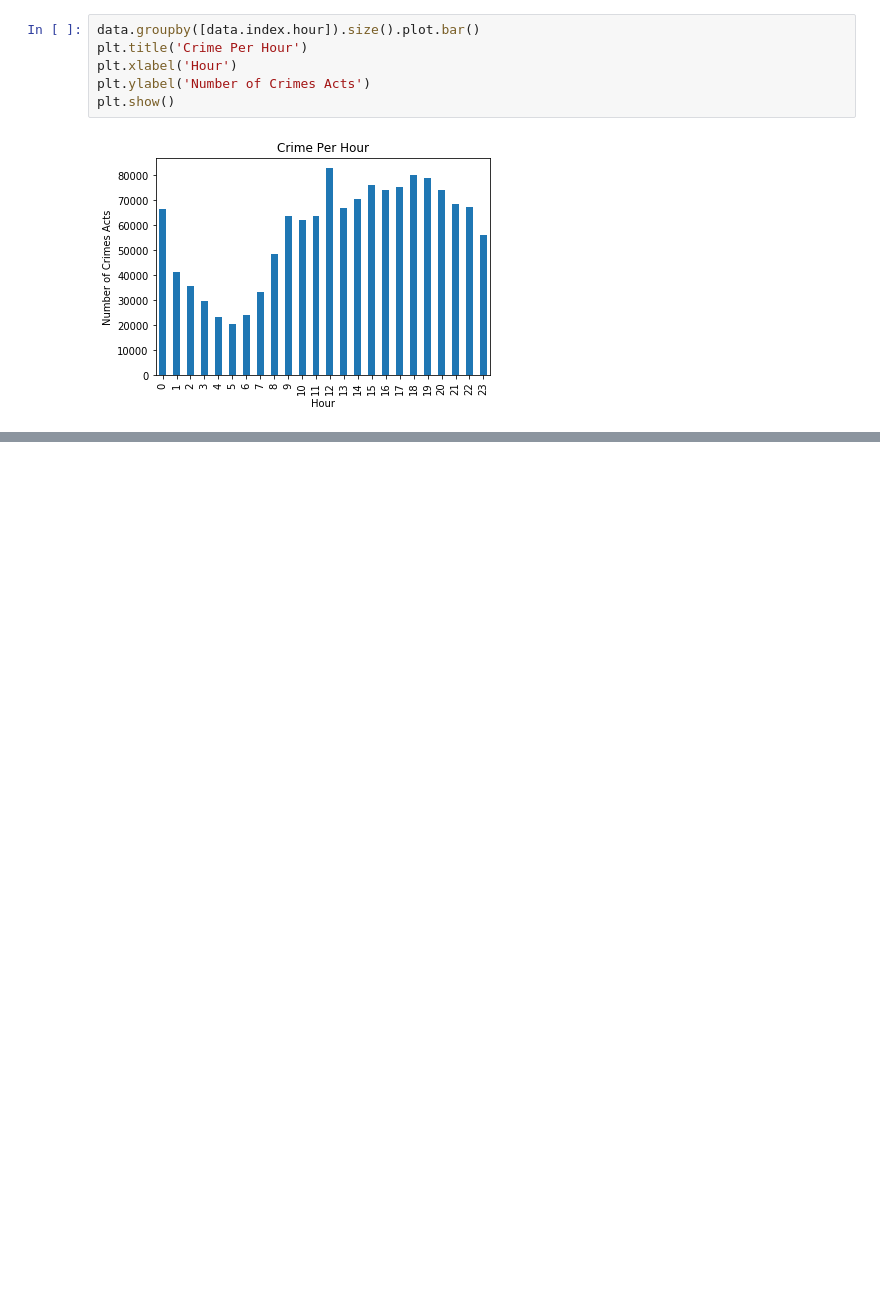
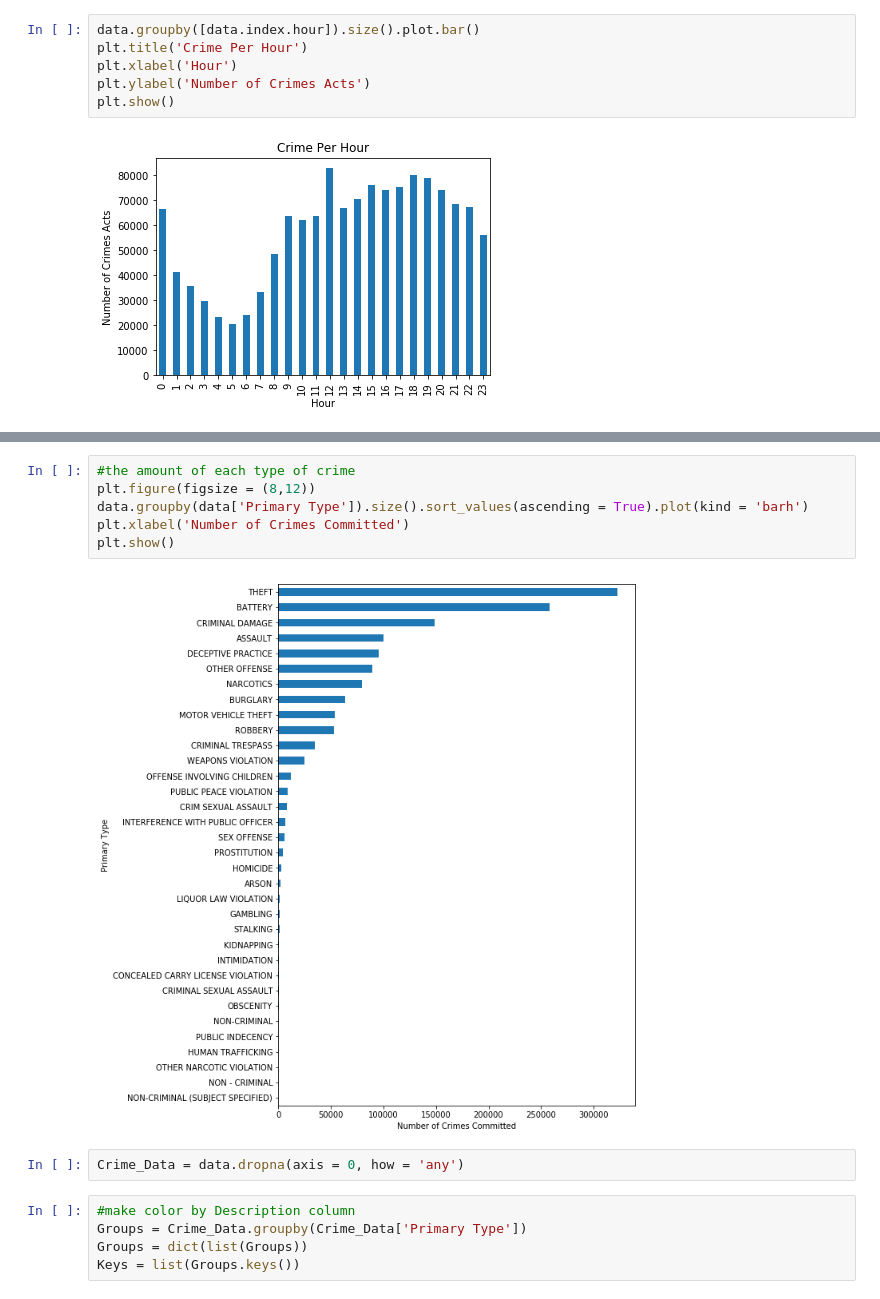
Before and after one commit to kimjaeh10/cmse202-project1, a Jupyter notebook: CMSE202-Project1.ipynb, the cells around one changed output, grey strips where cells are left out. Cells and saved outputs as stored; diff of their text form; blank space fills up the shorter version.

```diff
--- a/CMSE202-Project1.ipynb
+++ b/CMSE202-Project1.ipynb
@@ -93,0 +104,15 @@ plt.show()
+# %%
+#the amount of each type of crime
+plt.figure(figsize = (8,12))
+data.groupby(data['Primary Type']).size().sort_values(ascending = True).plot(kind = 'barh')
+plt.xlabel('Number of Crimes Committed')
+plt.show()
+# %% [output]
+[figure, added]
+# %%
+Crime_Data = data.dropna(axis = 0, how = 'any')
+# %%
+#make color by Description column
+Groups = Crime_Data.groupby(Crime_Data['Primary Type'])
+Groups = dict(list(Groups))
+Keys = list(Groups.keys())
```
Also changed, not shown: parts of 3 cells of this notebook.
